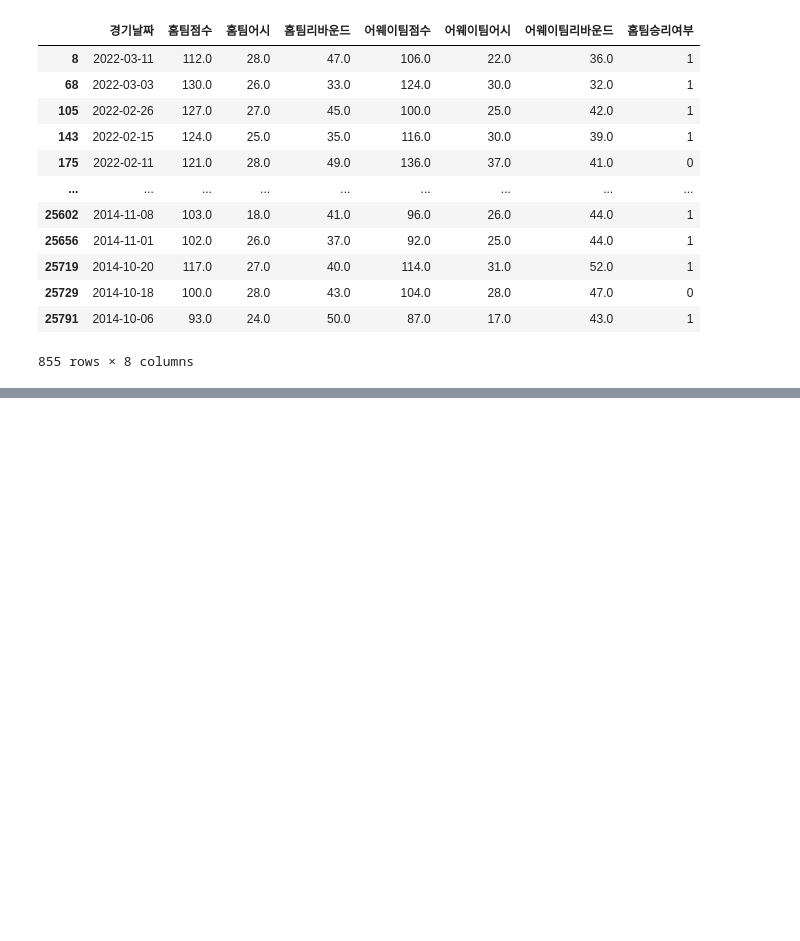
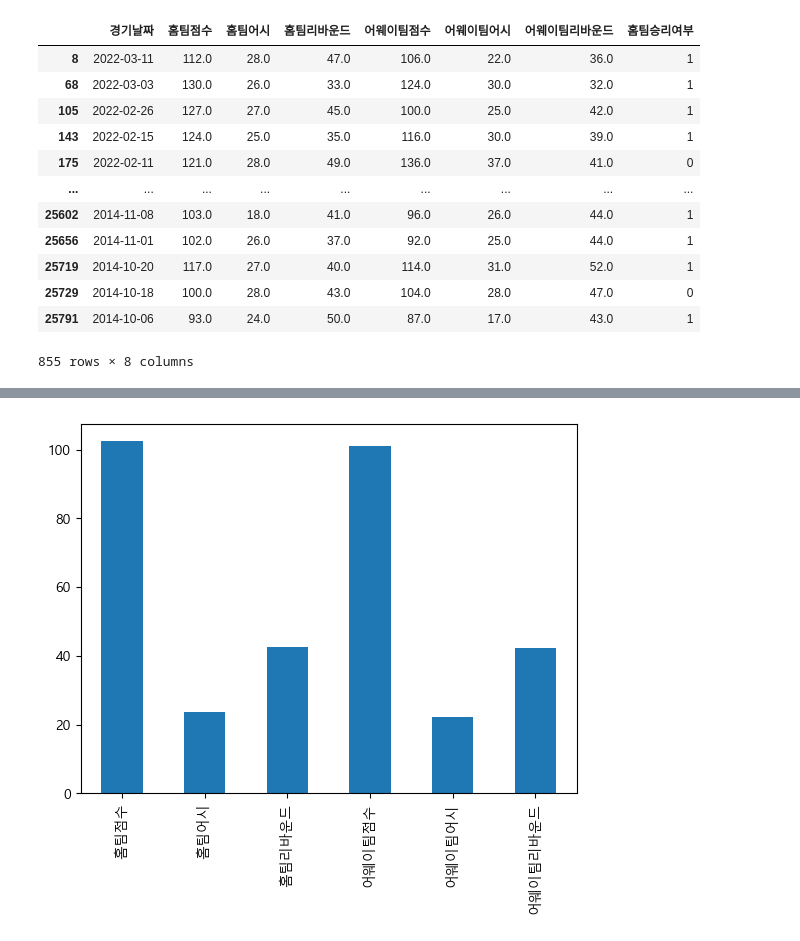
Before and after one commit to JeongUngKim/streamlit_project, a Jupyter notebook: data_analysis.ipynb, the cells around one changed output, grey strips where cells are left out. Drawn from its saved outputs; the diff is of its cells as text; code cells hidden in the pictures; blank space fills up the shorter version.

```diff
--- a/data_analysis.ipynb
+++ b/data_analysis.ipynb
@@ -169,0 +181,5 @@ ValueError: x and y must have same first dimension, but have shapes (3,) and (1,
+# %%
+df_games_analysis.iloc[:,1:-1].mean().plot(kind='bar')
+plt.show()
+# %% [output]
+[figure, added]
```
Also changed, not shown: parts of 6 cells of this notebook, 2 other files.
